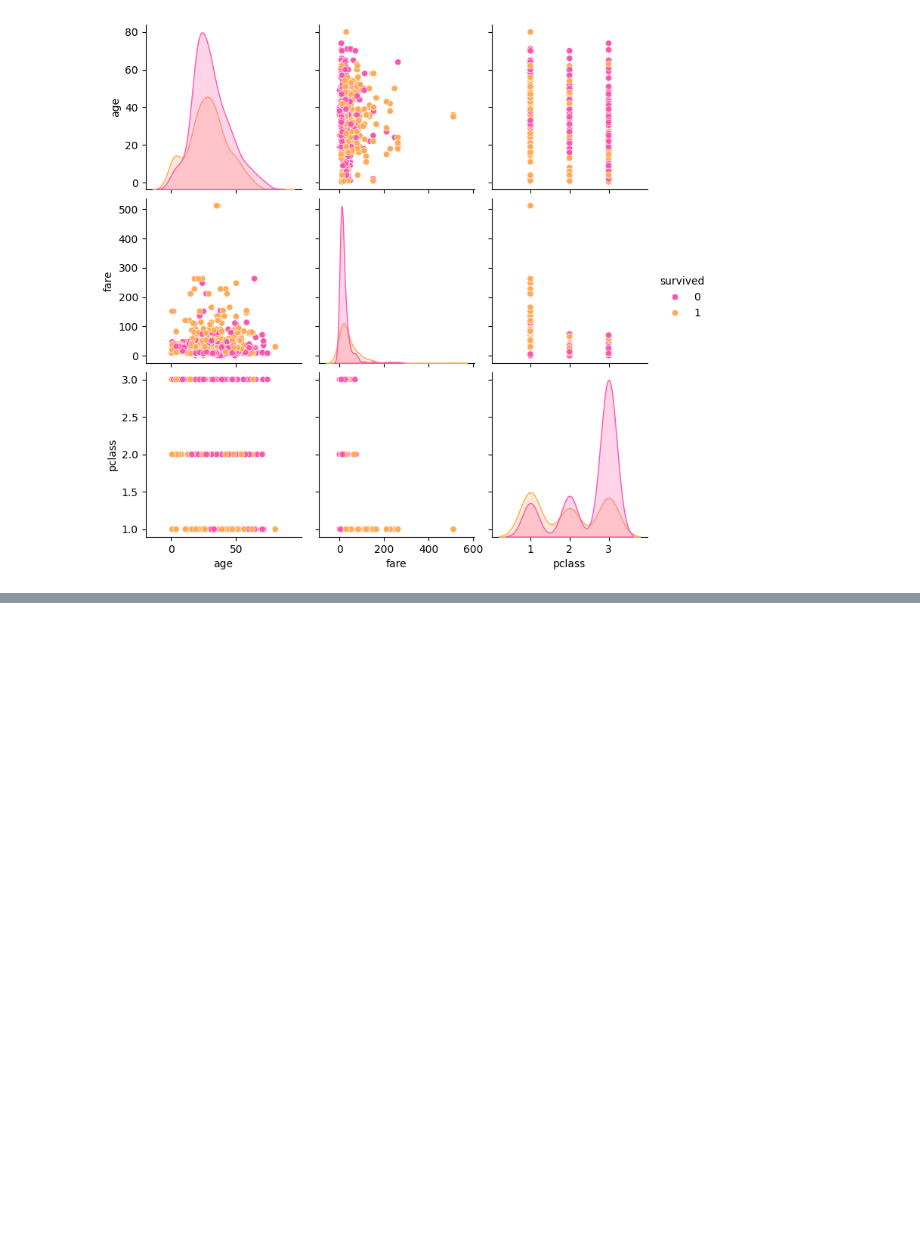
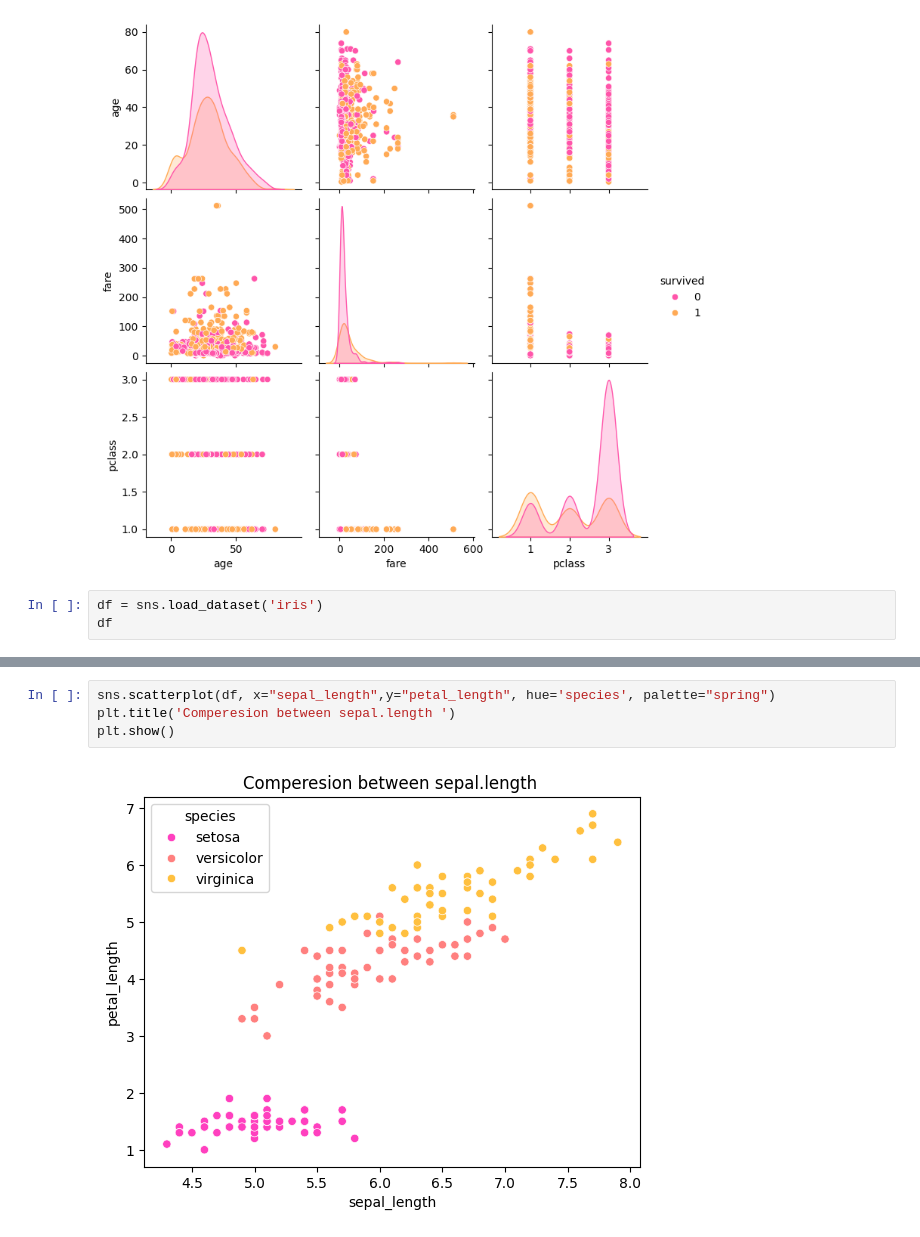
Before and after one commit to Sameerverma32/python, a Jupyter notebook: Data Structure/Analysis/seaborn.ipynb, the cells around one changed output, grey strips where cells are left out. Drawn from its saved outputs; the diff is of its cells as text; blank space fills up the shorter version.

```diff
--- a/Data Structure/Analysis/seaborn.ipynb
+++ b/Data Structure/Analysis/seaborn.ipynb
@@ -101,3 +101,6 @@ sns.pairplot(df[['age','fare','survived','pclass']],hue='survived',palette='spri
 plt.show()
 # %% [output]
 [figure]
+# %%
+df = sns.load_dataset('iris')
+df
@@ -103,0 +130,6 @@ plt.show()
+# %%
+sns.scatterplot(df, x="sepal_length",y="petal_length", hue='species', palette="spring")
+plt.title('Comperesion between sepal.length ')
+plt.show()
+# %% [output]
+[figure, added]
```
Also changed, not shown: parts of 9 cells of this notebook.
